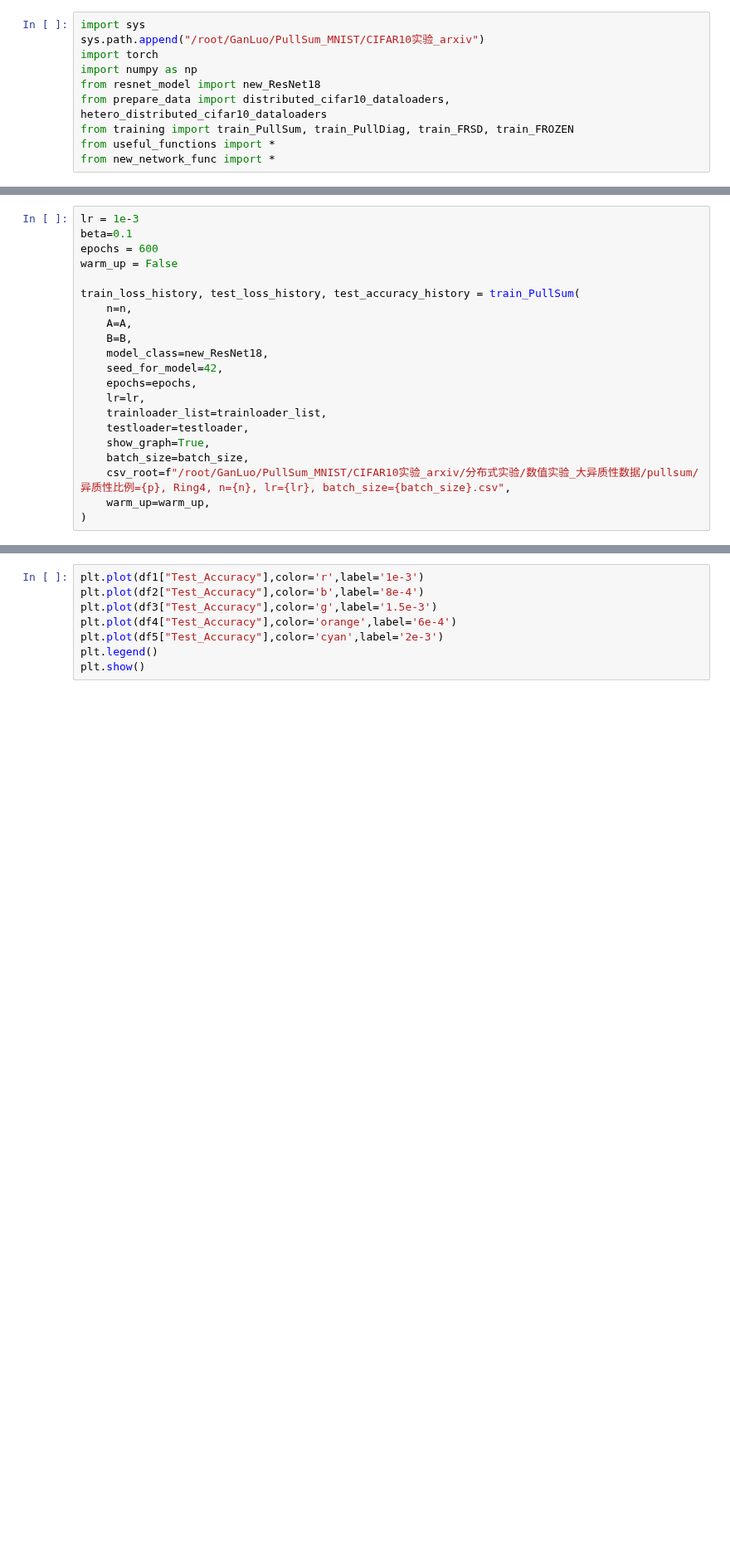
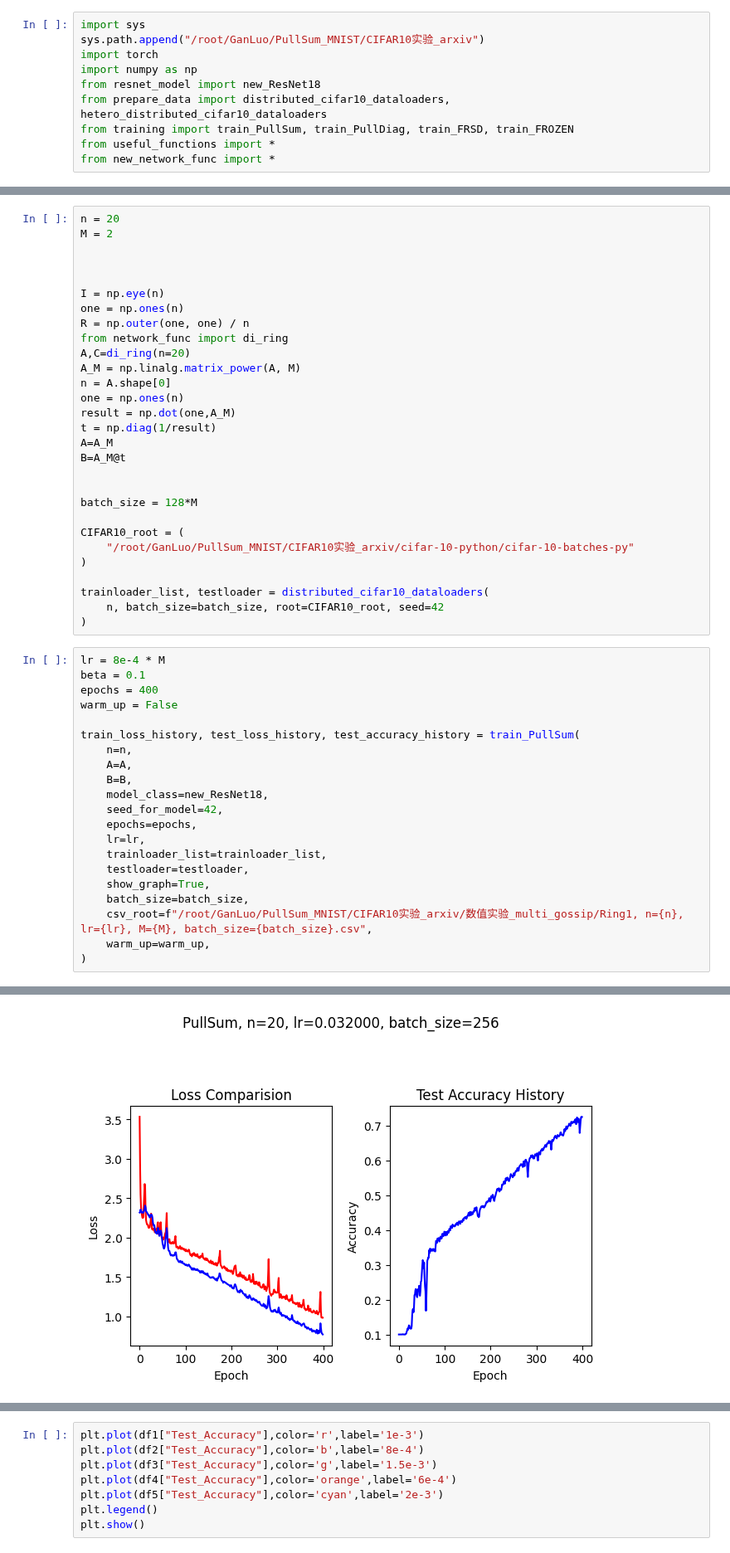
Before and after one commit to Luoxiaogan/PullSum_MNIST, a Jupyter notebook: CIFAR10实验_arxiv/分布式实验/main.ipynb, the cells around one changed output, grey strips where cells are left out. Shown at 83% size. Drawn from its saved outputs; the diff is of its cells as text; blank space fills up the shorter version.

```diff
--- a/CIFAR10实验_arxiv/分布式实验/main.ipynb
+++ b/CIFAR10实验_arxiv/分布式实验/main.ipynb
@@ -43,7 +11,36 @@ S_A是: 717.8615396461071
+# %%
+n = 20
+M = 2
+
+
+
+I = np.eye(n)
+one = np.ones(n)
+R = np.outer(one, one) / n
+from network_func import di_ring
+A,C=di_ring(n=20)
+A_M = np.linalg.matrix_power(A, M)
+n = A.shape[0]
+one = np.ones(n)
+result = np.dot(one,A_M)
+t = np.diag(1/result)
+A=A_M
+B=A_M@t
+
+
+batch_size = 128*M
+
+CIFAR10_root = (
+    "/root/GanLuo/PullSum_MNIST/CIFAR10实验_arxiv/cifar-10-python/cifar-10-batches-py"
+)
+
+trainloader_list, testloader = distributed_cifar10_dataloaders(
+    n, batch_size=batch_size, root=CIFAR10_root, seed=42
+)
 # %%
-lr = 1e-3
-beta=0.1
-epochs = 600
+lr = 8e-4 * M
+beta = 0.1
+epochs = 400
 warm_up = False
 
 train_loss_history, test_loss_history, test_accuracy_history = train_PullSum(
@@ -58,6 +55,7 @@ train_loss_history, test_loss_history, test_accuracy_history = train_PullSum(
     testloader=testloader,
     show_graph=True,
     batch_size=batch_size,
-    csv_root=f"/root/GanLuo/PullSum_MNIST/CIFAR10实验_arxiv/分布式实验/数值实验_大异质性数据/pullsum/异质性比例={p}, Ring4, n={n}, lr={lr}, batch_size={batch_size}.csv",
+    csv_root=f"/root/GanLuo/PullSum_MNIST/CIFAR10实验_arxiv/数值实验_multi_gossip/Ring1, n={n}, lr={lr}, M={M}, batch_size={batch_size}.csv",
     warm_up=warm_up,
 )
+# %% [output]
@@ -63,0 +63 @@ train_loss_history, test_loss_history, test_accuracy_history = train_PullSum(
+[figure, added]
```
Also changed, not shown: parts of 9 cells of this notebook, 6 other files.
